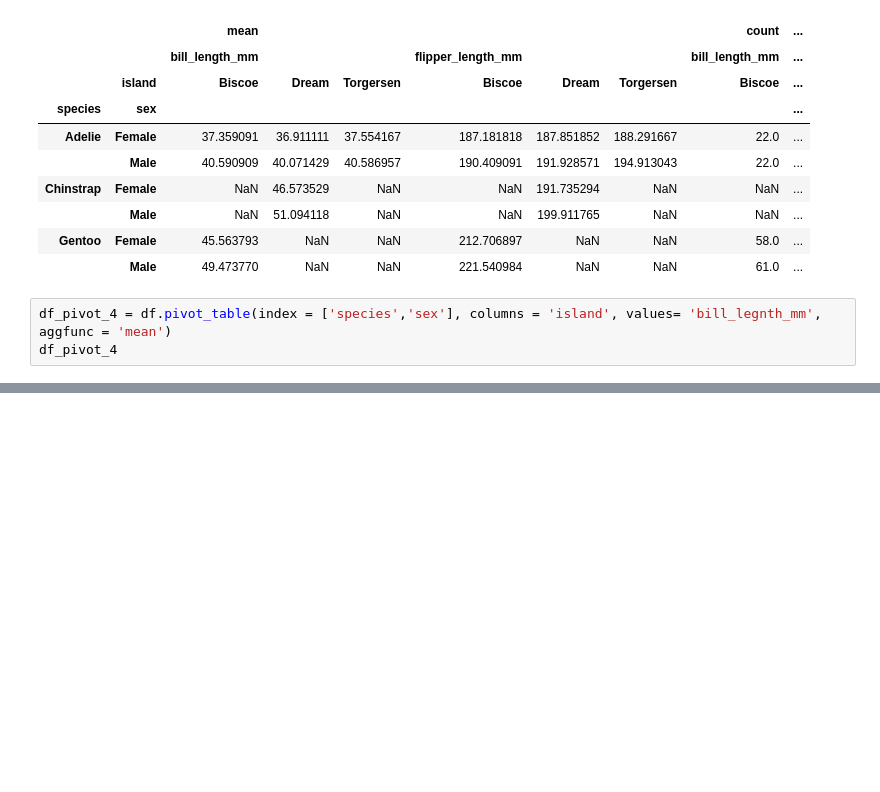
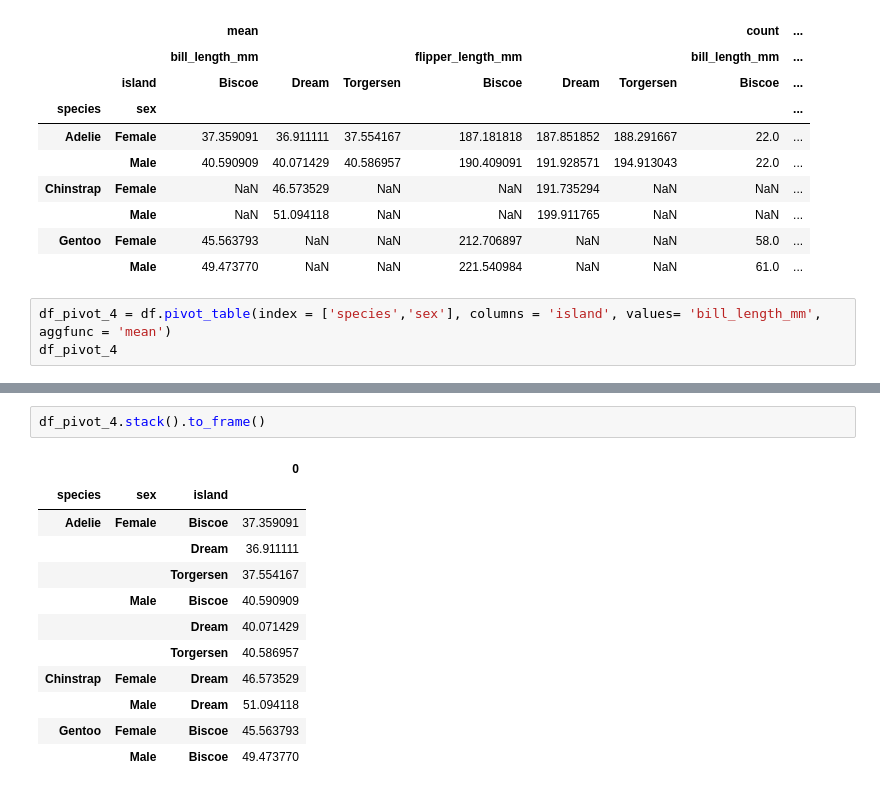
Before and after one commit to Palindroming/pythonquant, a Jupyter notebook: eda.ipynb, the cells around one changed output, grey strips where cells are left out. Cells and saved outputs as stored; diff of their text form; blank space fills up the shorter version.

```diff
--- a/eda.ipynb
+++ b/eda.ipynb
@@ -1036,5 +1036,5 @@ df_pivot_2
 | Gentoo | Female | 45.563793 | NaN | NaN | 212.706897 | NaN | NaN | 58.0 | ... |
 |  | Male | 49.473770 | NaN | NaN | 221.540984 | NaN | NaN | 61.0 | ... |
 # %%
-df_pivot_4 = df.pivot_table(index = ['species','sex'], columns = 'island', values= 'bill_legnth_mm', aggfunc = 'mean')
+df_pivot_4 = df.pivot_table(index = ['species','sex'], columns = 'island', values= 'bill_length_mm', aggfunc = 'mean')
 df_pivot_4
@@ -1040,0 +1065,15 @@ df_pivot_4
+# %%
+df_pivot_4.stack().to_frame()
+# %% [output]
+|  |  |  | 0 |
+| species | sex | island |  |
+| Adelie | Female | Biscoe | 37.359091 |
+|  |  | Dream | 36.911111 |
+|  |  | Torgersen | 37.554167 |
+|  | Male | Biscoe | 40.590909 |
+|  |  | Dream | 40.071429 |
+|  |  | Torgersen | 40.586957 |
+| Chinstrap | Female | Dream | 46.573529 |
+|  | Male | Dream | 51.094118 |
+| Gentoo | Female | Biscoe | 45.563793 |
+|  | Male | Biscoe | 49.473770 |
```
Also changed, not shown: parts of 21 cells of this notebook, 1 other file.
